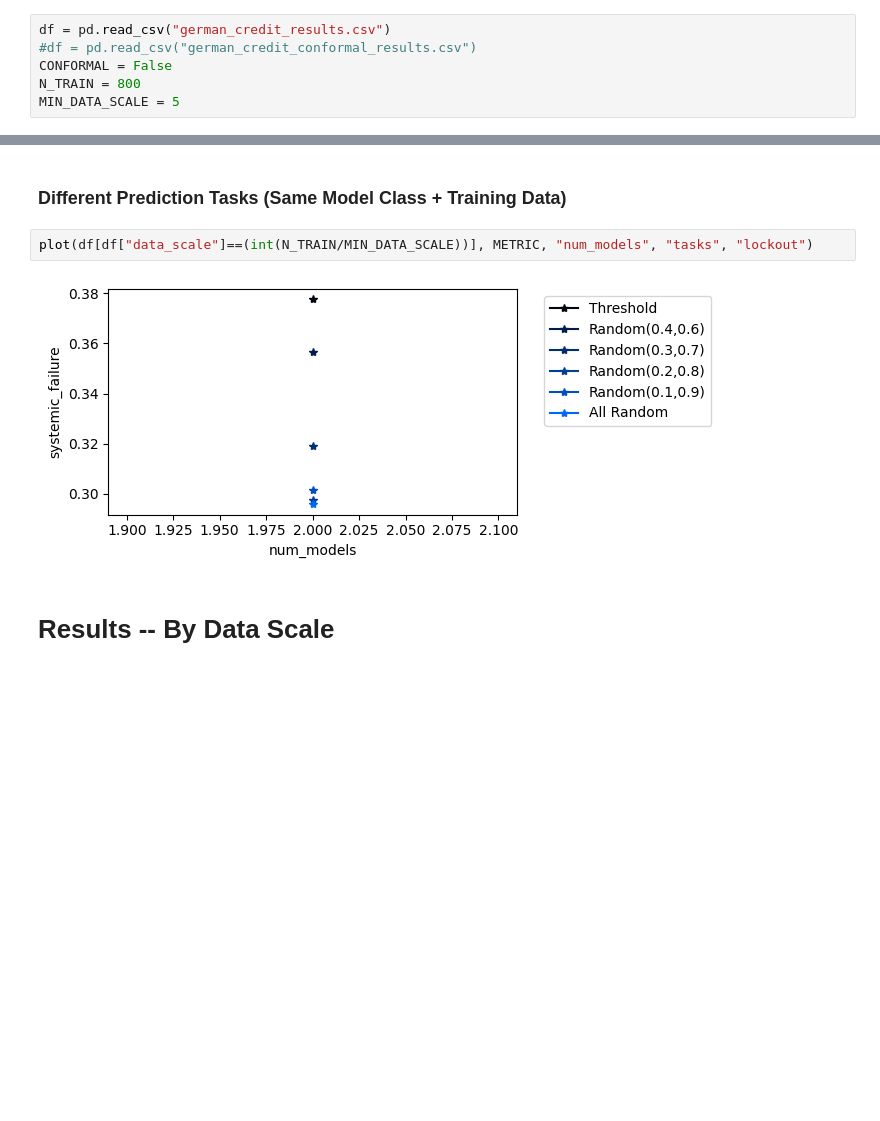
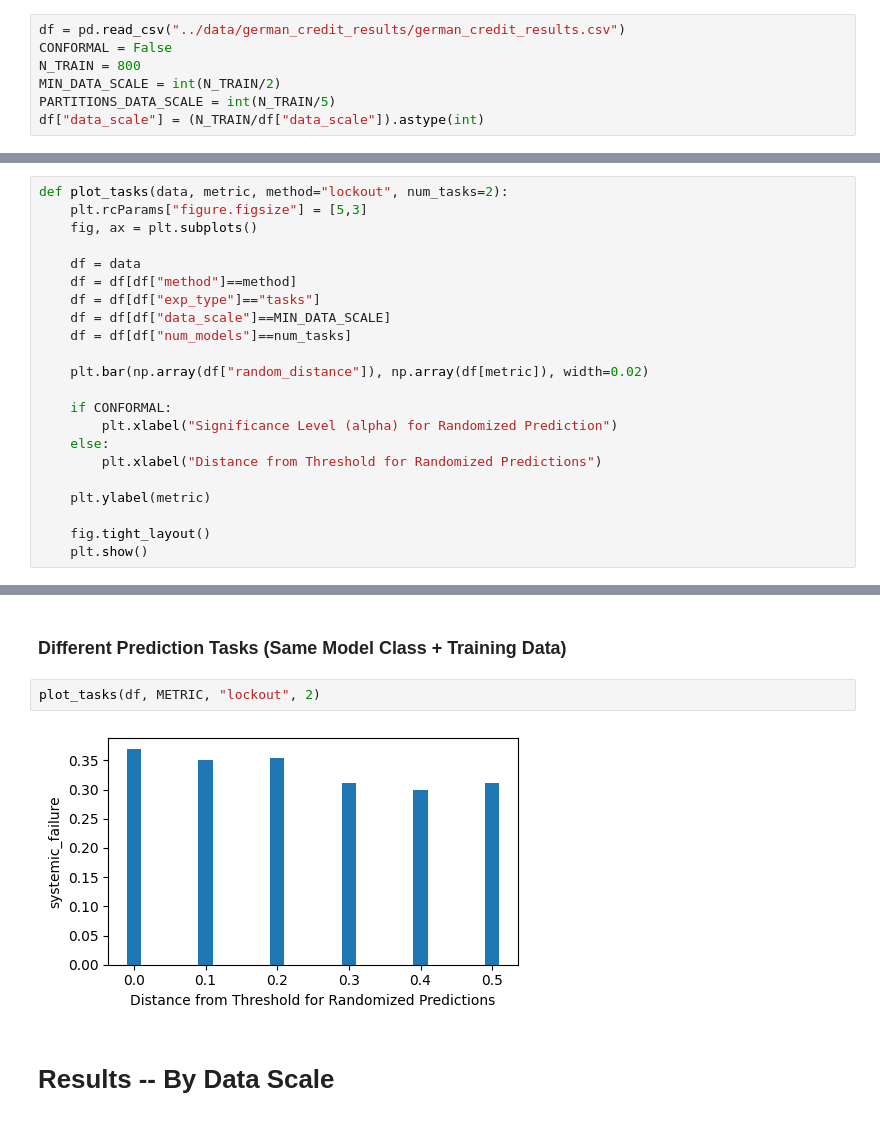
Before and after one commit to shomikj/severity_randomness, a Jupyter notebook: German Credit Results.ipynb, the cells around one changed output, grey strips where cells are left out. Cells and saved outputs as stored; diff of their text form; blank space fills up the shorter version.

```diff
--- a/German Credit Results.ipynb
+++ b/German Credit Results.ipynb
@@ -6,11 +6,12 @@ import numpy as np
 # %%
 METRIC = "systemic_failure"
 # %%
-df = pd.read_csv("german_credit_results.csv")
-#df = pd.read_csv("german_credit_conformal_results.csv")
+df = pd.read_csv("../data/german_credit_results/german_credit_results.csv")
 CONFORMAL = False
 N_TRAIN = 800
-MIN_DATA_SCALE = 5
+MIN_DATA_SCALE = int(N_TRAIN/2)
+PARTITIONS_DATA_SCALE = int(N_TRAIN/5)
+df["data_scale"] = (N_TRAIN/df["data_scale"]).astype(int)
 # %%
 df = df.drop(columns=["random_seed", "task_type"])
 df = df.groupby(["exp_type", "random_distance", "num_models", "data_scale", "method"]).mean().reset_index(drop=False)
@@ -86,3 +129,25 @@ def plot(data, metric, xaxis, exp_type="baseline", method="lockout", ylog=False,
+# %%
+def plot_tasks(data, metric, method="lockout", num_tasks=2):
+    plt.rcParams["figure.figsize"] = [5,3]
+    fig, ax = plt.subplots()
+
+    df = data
+    df = df[df["method"]==method]
+    df = df[df["exp_type"]=="tasks"]
+    df = df[df["data_scale"]==MIN_DATA_SCALE]
+    df = df[df["num_models"]==num_tasks]
+
+    plt.bar(np.array(df["random_distance"]), np.array(df[metric]), width=0.02)
+
+    if CONFORMAL:
+        plt.xlabel("Significance Level (alpha) for Randomized Prediction")
+    else:
+        plt.xlabel("Distance from Threshold for Randomized Predictions")
+
+    plt.ylabel(metric)
+
+    fig.tight_layout()
+    plt.show()
 # %% [markdown]
 # Results -- Accuracy
 # %%
@@ -174,9 +239,9 @@ plot(df[df["data_scale"]==(int(N_TRAIN/MIN_DATA_SCALE))], METRIC, "num_models",
 # %% [markdown]
 ### Different Prediction Tasks (Same Model Class + Training Data)
 # %%
-plot(df[df["data_scale"]==(int(N_TRAIN/MIN_DATA_SCALE))], METRIC, "num_models", "tasks", "lockout")
+plot_tasks(df, METRIC, "lockout", 2)
 # %% [output]
-[figure, old version]
+[figure, new version]
 # %% [markdown]
 # Results -- By Data Scale
 # %% [markdown]
```
Also changed, not shown: parts of 23 cells of this notebook, 6 other files.
